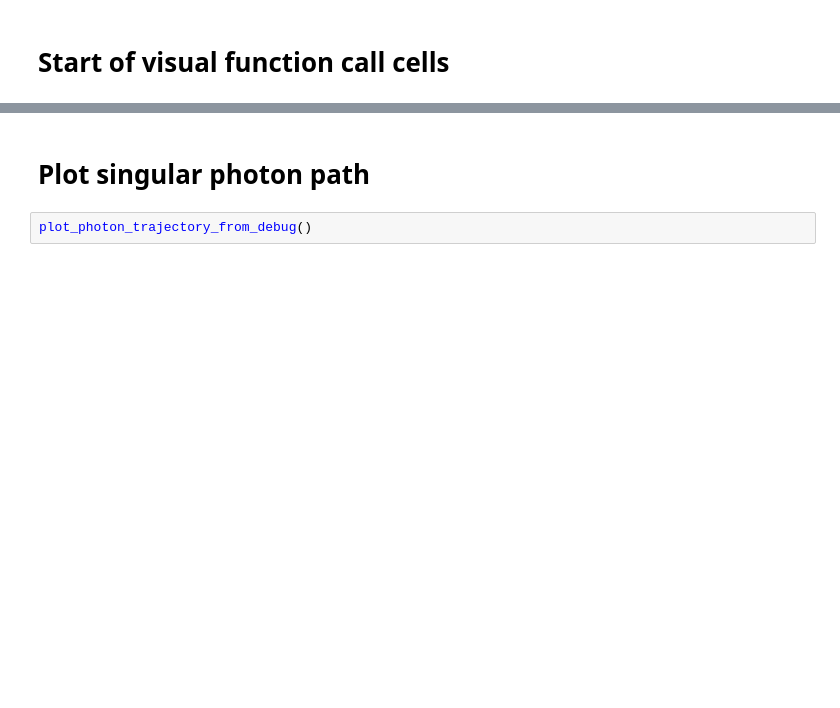
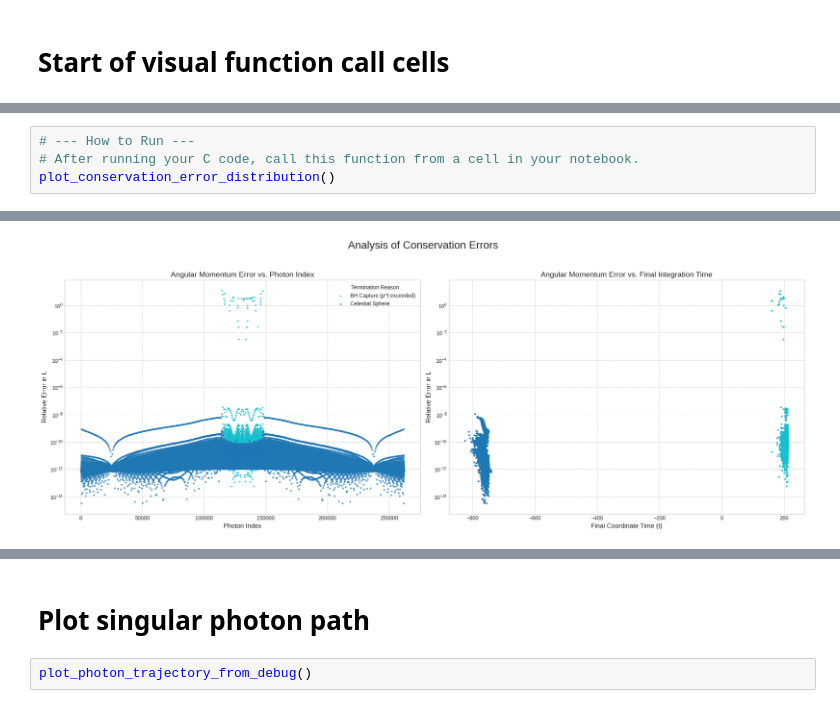
Before and after one commit to Moone02/Research_2025, a Jupyter notebook: V1_0_bh_vis.ipynb, the cells around one changed output, grey strips where cells are left out. Drawn from its saved outputs; the diff is of its cells as text; blank space fills up the shorter version.

```diff
--- a/V1_0_bh_vis.ipynb
+++ b/V1_0_bh_vis.ipynb
@@ -1743,0 +2099,5 @@ KeyboardInterrupt: Execution stopped here intentionally.
+# %%
+# --- How to Run ---
+# After running your C code, call this function from a cell in your notebook.
+plot_conservation_error_distribution()
+# %% [output]
@@ -1743,0 +2106 @@ KeyboardInterrupt: Execution stopped here intentionally.
+[figure, added]
```
Also changed, not shown: parts of 14 cells of this notebook, 2 other files.
